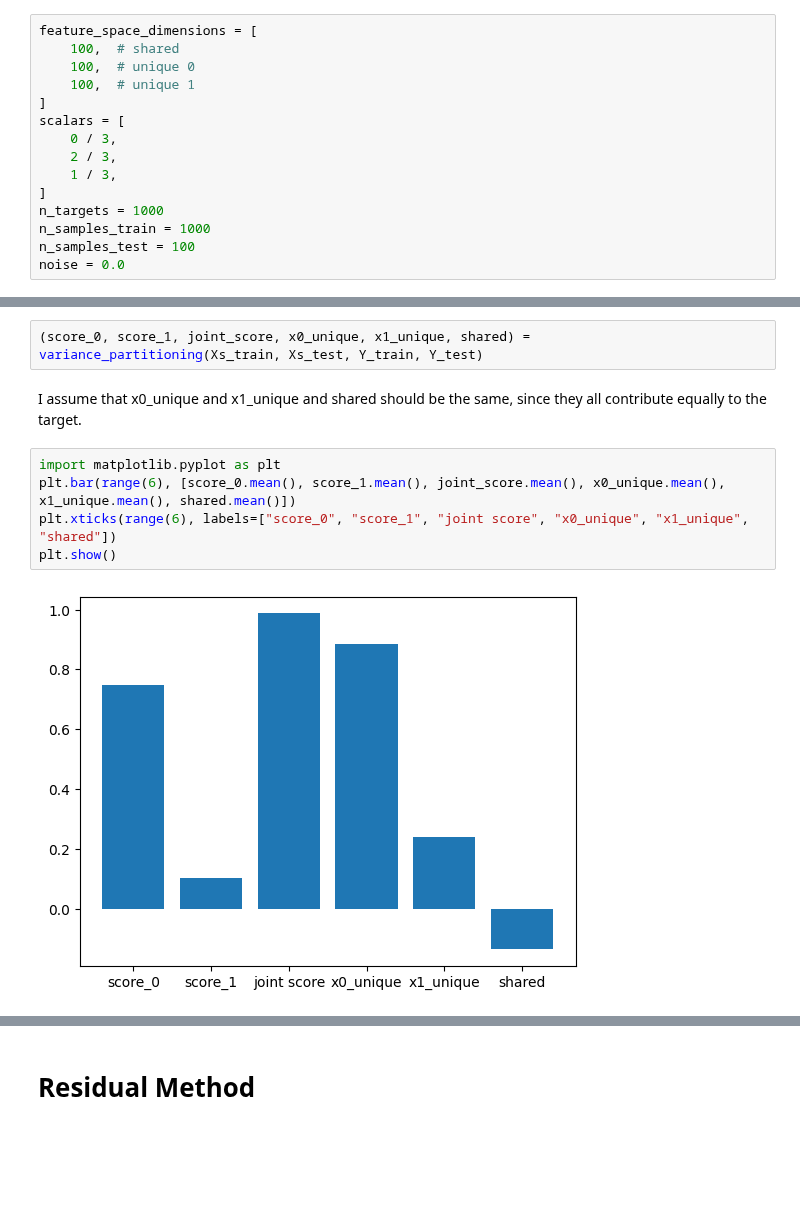
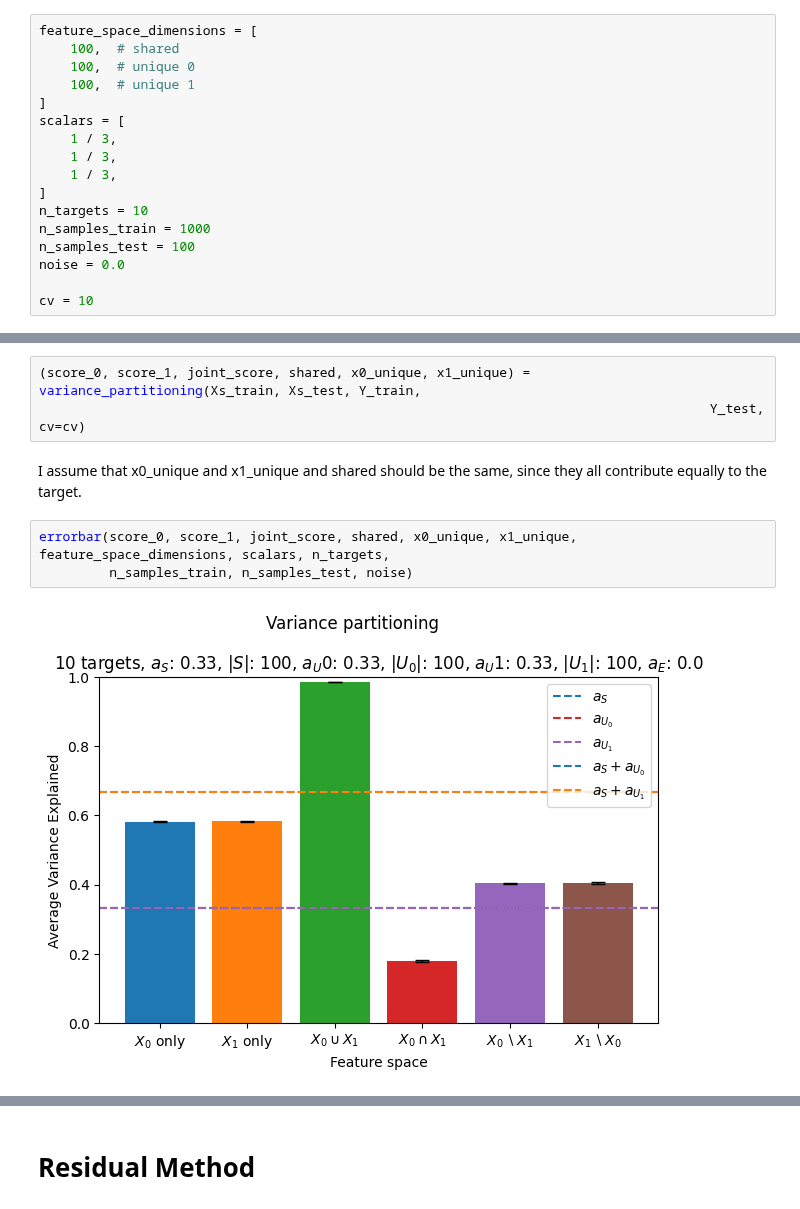
Before and after one commit to leo-schultheiss/compare_variance_residual, a Jupyter notebook: compare_variance_residual/simulated/sanity_checks.ipynb, the cells around one changed output, grey strips where cells are left out. Cells and saved outputs as stored; diff of their text form; blank space fills up the shorter version.

```diff
--- a/compare_variance_residual/simulated/sanity_checks.ipynb
+++ b/compare_variance_residual/simulated/sanity_checks.ipynb
@@ -12,14 +17,16 @@ feature_space_dimensions = [
     100,  # unique 1
 ]
 scalars = [
-    0 / 3,
-    2 / 3,
+    1 / 3,
+    1 / 3,
     1 / 3,
 ]
-n_targets = 1000
+n_targets = 10
 n_samples_train = 1000
 n_samples_test = 100
 noise = 0.0
+
+cv = 10
 # %%
 (Xs_train, Xs_test, Y_train, Y_test) = generate_dataset(feature_space_dimensions, scalars, n_targets, n_samples_train,
                                                         n_samples_test, noise)
@@ -28,13 +76,12 @@ noise = 0.0
 # %%
 from variance_partitioning import variance_partitioning
 # %%
-(score_0, score_1, joint_score, x0_unique, x1_unique, shared) = variance_partitioning(Xs_train, Xs_test, Y_train, Y_test)
+(score_0, score_1, joint_score, shared, x0_unique, x1_unique) = variance_partitioning(Xs_train, Xs_test, Y_train,
+                                                                                      Y_test, cv=cv)
 # %% [markdown]
 I assume that x0_unique and x1_unique and shared should be the same, since they all contribute equally to the target.
 # %%
-import matplotlib.pyplot as plt
-plt.bar(range(6), [score_0.mean(), score_1.mean(), joint_score.mean(), x0_unique.mean(), x1_unique.mean(), shared.mean()])
-plt.xticks(range(6), labels=["score_0", "score_1", "joint score", "x0_unique", "x1_unique", "shared"])
-plt.show()
+errorbar(score_0, score_1, joint_score, shared, x0_unique, x1_unique, feature_space_dimensions, scalars, n_targets,
+         n_samples_train, n_samples_test, noise)
 # %% [output]
-[figure, old version]
+[figure, new version]
```
Also changed, not shown: parts of 7 cells of this notebook, 3 other files.
